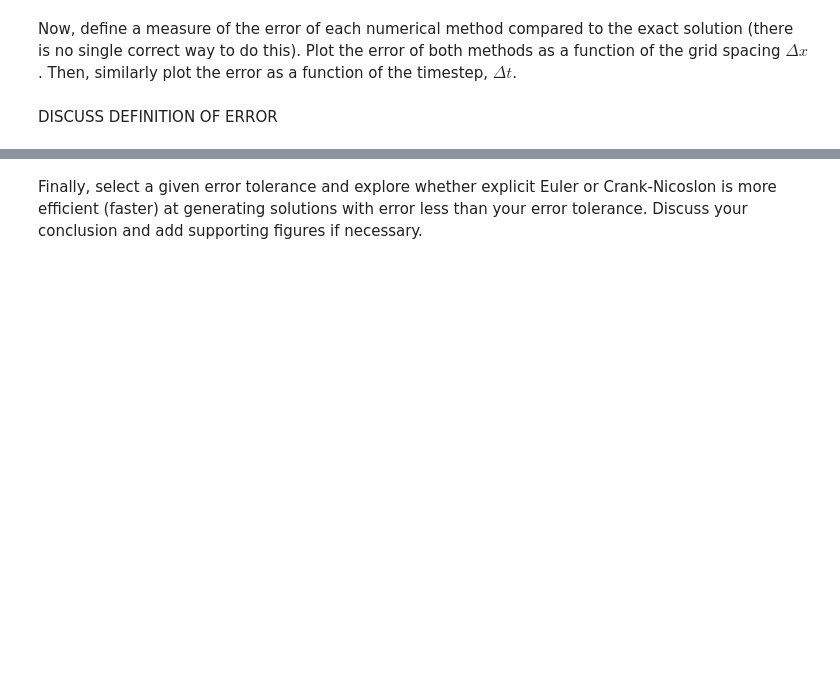
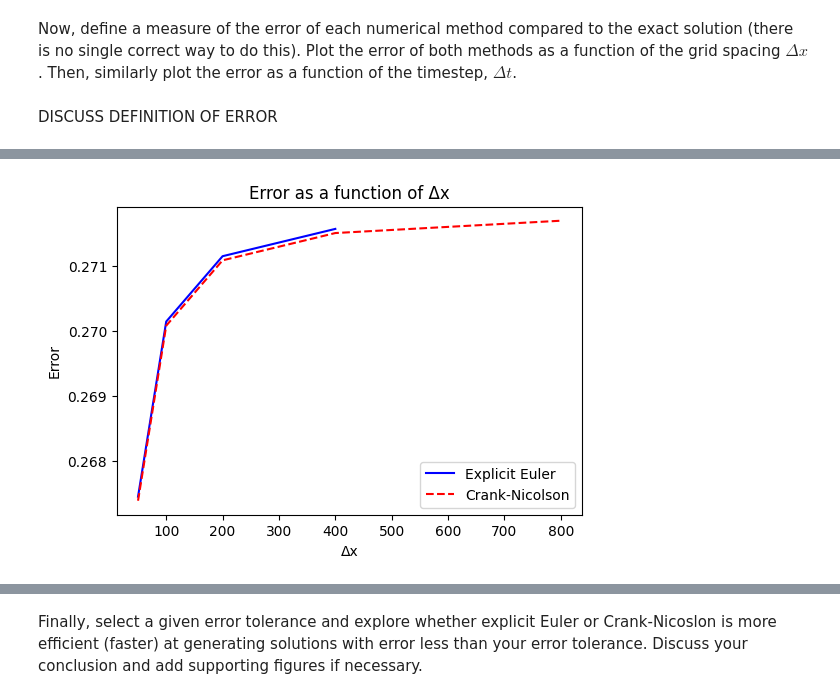
Before and after one commit to carolineakello/QCES, a Jupyter notebook: Project1_numerical_methods.ipynb, the cells around one changed output, grey strips where cells are left out. Drawn from its saved outputs; the diff is of its cells as text; code cells hidden in the pictures; blank space fills up the shorter version.

```diff
--- a/Project1_numerical_methods.ipynb
+++ b/Project1_numerical_methods.ipynb
@@ -204,0 +217,43 @@ DISCUSS DEFINITION OF ERROR
+# %%
+# Add code to plot error here
+# Defining parameters
+kappa = 0.001  # diffusivity k
+t_end = 10  # end time
+
+# --- Error as a function of Δx ---
+
+# Varying Nx (which changes Δx)
+Nx_values = [50, 100, 200, 400, 800]
+Nt = 1000  # Fixed Nt
+
+errors_EE_dx = []
+errors_CN_dx = []
+
+for Nx in Nx_values:
+    x_start = -1
+    x_end = 1
+    x = np.linspace(x_start, x_end, Nx)
+    dx = (x_end - x_start) / (Nx - 1)  # Calculate Δx
+    t = np.linspace(0, t_end, Nt)
+
+    c_EE = EE(x, t, kappa)
+    c_CN = CN(x, t, kappa)
+    c_exact = exact_solution(x, t_end, kappa)
+
+    # Calculate error using L2 norm (example)
+    error_EE = np.sqrt(np.sum((c_EE[:, -1] - c_exact)**2) / Nx)
+    error_CN = np.sqrt(np.sum((c_CN[:, -1] - c_exact)**2) / Nx)
+
+    errors_EE_dx.append(error_EE)
+    errors_CN_dx.append(error_CN)
+
+# Plot error vs. Δx
+plt.figure(figsize=(6, 4))
+plt.plot(Nx_values, errors_EE_dx, label='Explicit Euler', linestyle='-', color='blue')
+plt.plot(Nx_values, errors_CN_dx, label='Crank-Nicolson', linestyle='--', color='red')
+plt.xlabel('Δx')
+plt.ylabel('Error')
+plt.title('Error as a function of Δx')
+plt.legend()
+plt.show()
+# %% [output]
@@ -204,0 +270 @@ DISCUSS DEFINITION OF ERROR
+[figure, added]
```
Also changed, not shown: parts of 15 cells of this notebook.
